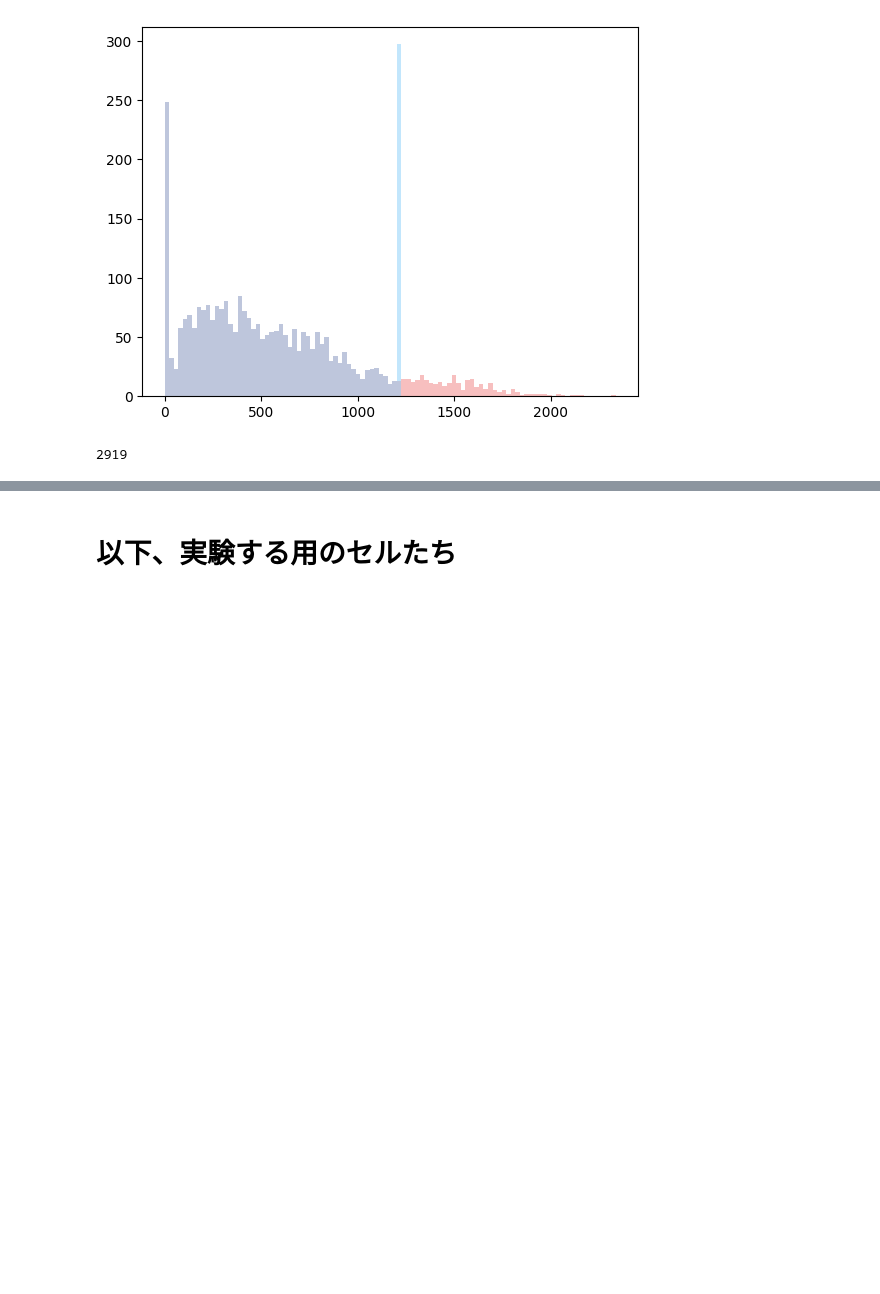
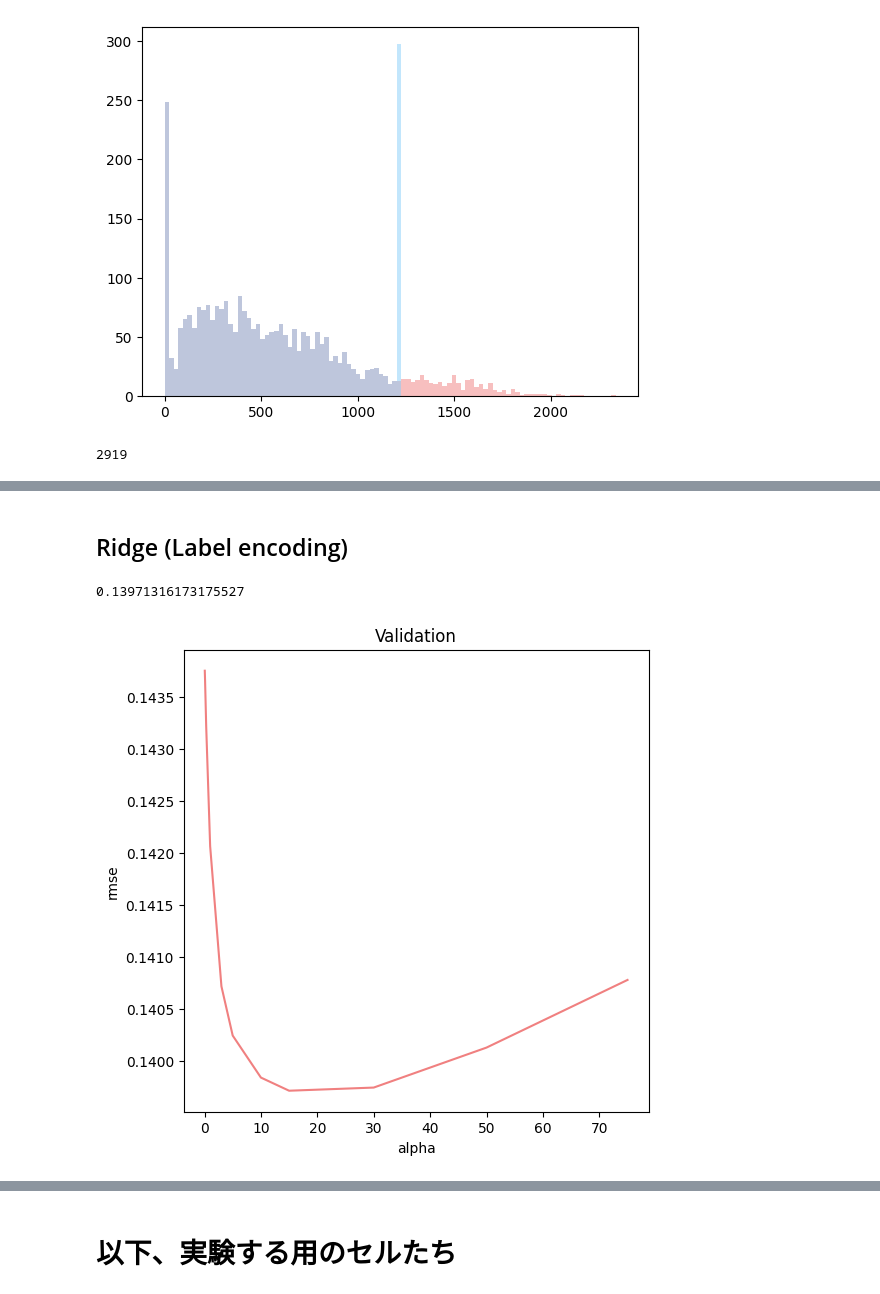
Before and after one commit to ntontonto/kaggle, a Jupyter notebook: house-prices/Feature_Engineering.ipynb, the cells around one changed output, grey strips where cells are left out. Drawn from its saved outputs; the diff is of its cells as text; code cells hidden in the pictures; blank space fills up the shorter version.

```diff
--- a/house-prices/Feature_Engineering.ipynb
+++ b/house-prices/Feature_Engineering.ipynb
@@ -1289,0 +1335,10 @@ len(all_data_fe["BsmtUnfSF"])
+# %%
+#Validation function
+n_folds = 5
+
+def get_rmse_CV(model, train_X, train_y):
+    cv = KFold(n_splits=n_folds, shuffle=True, random_state=42)
+    scores = cross_validate(model, train_X, train_y, scoring='neg_mean_squared_error', cv=cv, n_jobs=-1, error_score='raise', return_estimator=False) # model の状態を確認したい場合はreturn_estimator をTrueにする
+    rmse = np.sqrt(-scores["test_score"])
+
+    return(rmse)
@@ -1289,0 +1371,4 @@ len(all_data_fe["BsmtUnfSF"])
+# %%
+from sklearn.preprocessing import FunctionTransformer
+# FunctionTransformerを用いてnp.log1pを適用するtransformerを作成
+log_transformer = FunctionTransformer(np.log1p)
@@ -1289,0 +1431,41 @@ len(all_data_fe["BsmtUnfSF"])
+# %% [markdown]
+## Ridge (Label encoding)
+# %%
+from sklearn.linear_model import Ridge
+# Feature Engineering 用のデータフレームを作る
+all_data_fe = all_data.copy()
+
+# 特徴量エンジニアリング
+all_data_fe =feature_engineering(all_data_fe)
+
+# 学習用データとテストデータを分ける
+train_X, train_y, test_X = split_data(all_data_fe, target)
+
+# 量的変数、カテゴリ変数、歪度のある量的変数を定義する
+categorical_cols, numerical_cols = get_num_cat_column_names(all_data_fe, target)
+skewed_features, numerical_cols = get_skewed_column_names(all_data_fe, numerical_cols, threshold=0.75)
+
+# 特徴量への前処理を行う Preprocessor を定義する
+numeric_transformer = Pipeline(steps=[('num_imputer', SimpleImputer(strategy="mean")), ])
+skewed_transformer = Pipeline(steps=[('num_imputer', SimpleImputer(strategy="mean")), ("power", log_transformer)])
+categorical_transformer = Pipeline(steps=[("cat_imputer", SimpleImputer(strategy="constant", fill_value="unknown")), ("encoder", OrdinalEncoder(handle_unknown='use_encoded_value', unknown_value=-1))])
+preprocessor = ColumnTransformer(transformers=[("num", numeric_transformer, numerical_cols), ("cat", categorical_transformer, categorical_cols), ("skew", skewed_transformer, skewed_features)])
+
+# Pipeline を定義する
+pipeline_ridge = Pipeline([
+    ('preprocessing', preprocessor),
+    ('model', Ridge())
+])
+
+# 作成したPipelineの精度を評価する
+alphas = [0.05, 0.1, 0.3, 1, 3, 5, 10, 15, 30, 50, 75]
+cv_ridge = [get_rmse_CV(pipeline_ridge.set_params(model__alpha = alpha), train_X, train_y).mean()
+            for alpha in alphas]
+cv_ridge = pd.Series(cv_ridge, index = alphas)
+cv_ridge.plot(title = "Validation")
+plt.xlabel("alpha")
+plt.ylabel("rmse")
+cv_ridge.min()
+# %% [output]
+0.13971316173175527
+[figure, added]
```
Also changed, not shown: parts of 39 cells of this notebook.
